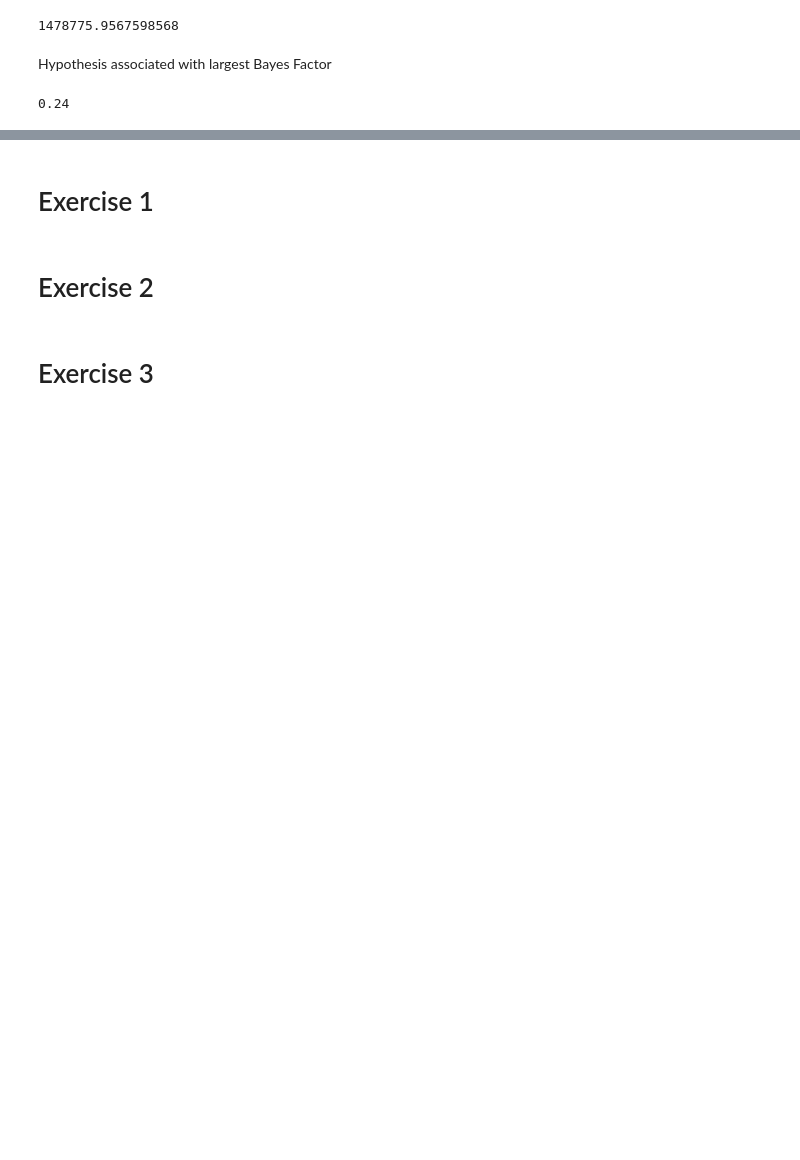
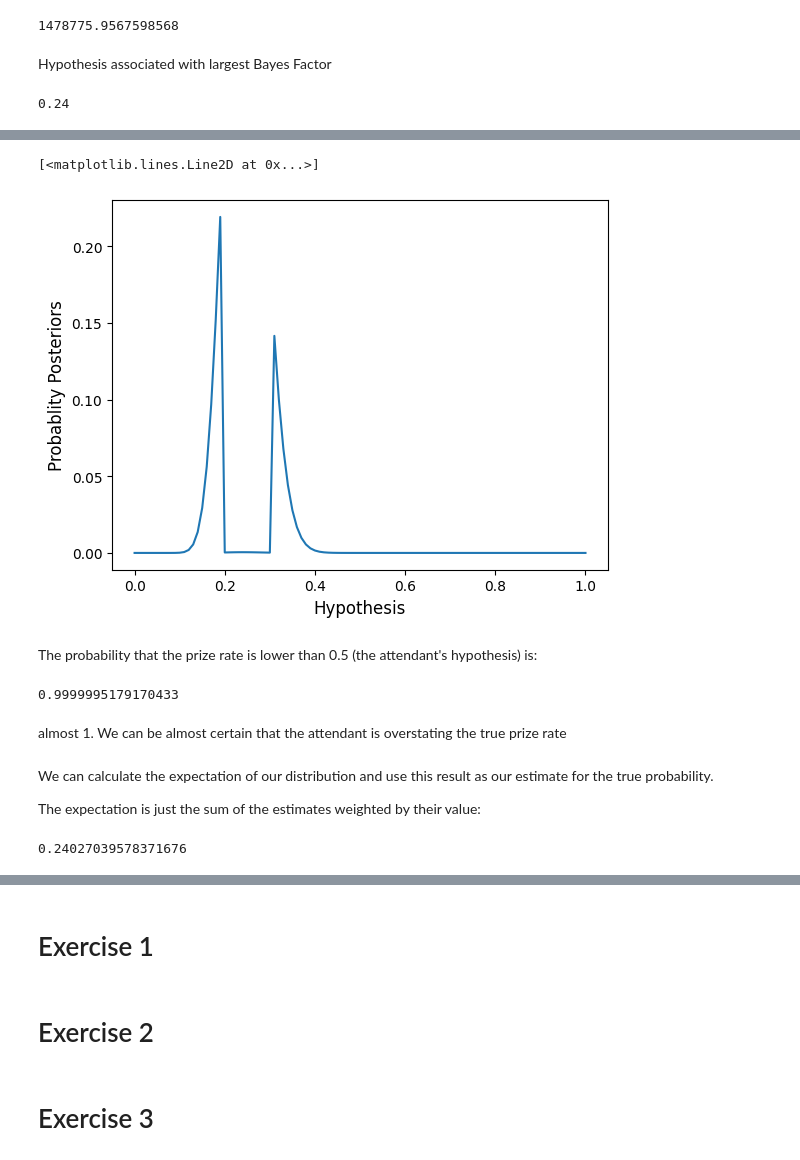
Before and after one commit to seyedrezamirkhani/bayesian_statistics_the_fun_way, a Jupyter notebook: chapter_019.ipynb, the cells around one changed output, grey strips where cells are left out. Cells and saved outputs as stored; diff of their text form; code cells hidden in the pictures; blank space fills up the shorter version.

```diff
--- a/chapter_019.ipynb
+++ b/chapter_019.ipynb
@@ -54,0 +105,23 @@ hypotheses[np.argmax(bayes_factors)]
+# %%
+plt.xlabel('Hypothesis', fontsize=12)
+plt.ylabel('Probablity Posteriors', fontsize=12)
+plt.plot(hypotheses, p_posteriors)
+# %% [output]
+[<matplotlib.lines.Line2D at 0x...>]
+[figure, added]
+# %% [markdown]
+The probability that the prize rate is lower than 0.5 (the attendant's hypothesis) is:
+# %%
+sum(p_posteriors[hypotheses < 0.5])
+# %% [output]
+0.9999995179170433
+# %% [markdown]
+almost 1. We can be almost certain that the attendant is overstating the true prize rate
+# %% [markdown]
+We can calculate the expectation of our distribution and use this result as our estimate for the true probability.
+
+The expectation is just the sum of the estimates weighted by their value:
+# %%
+sum(p_posteriors*hypotheses)
+# %% [output]
+0.24027039578371676
```
Also changed, not shown: parts of 19 cells of this notebook.
